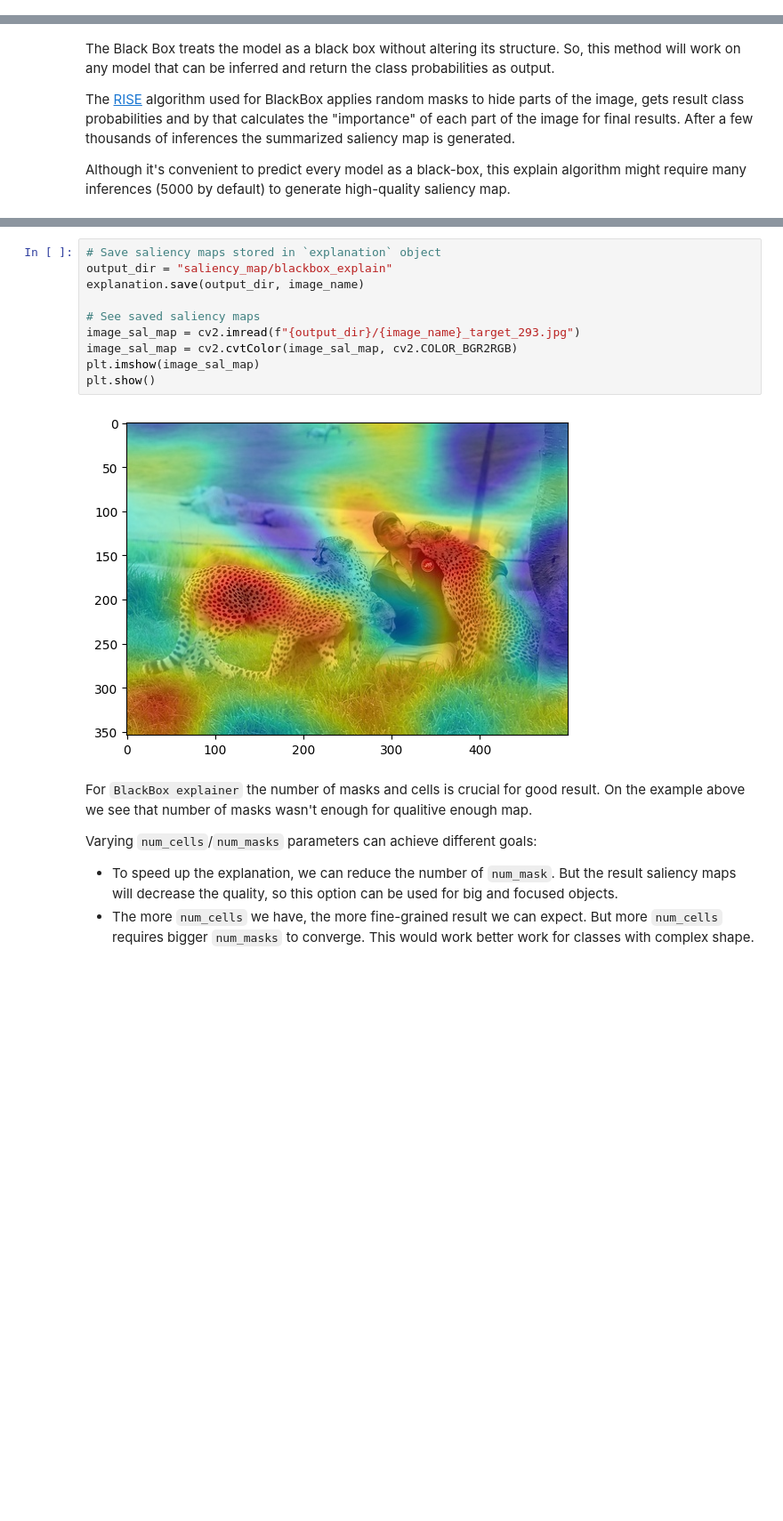
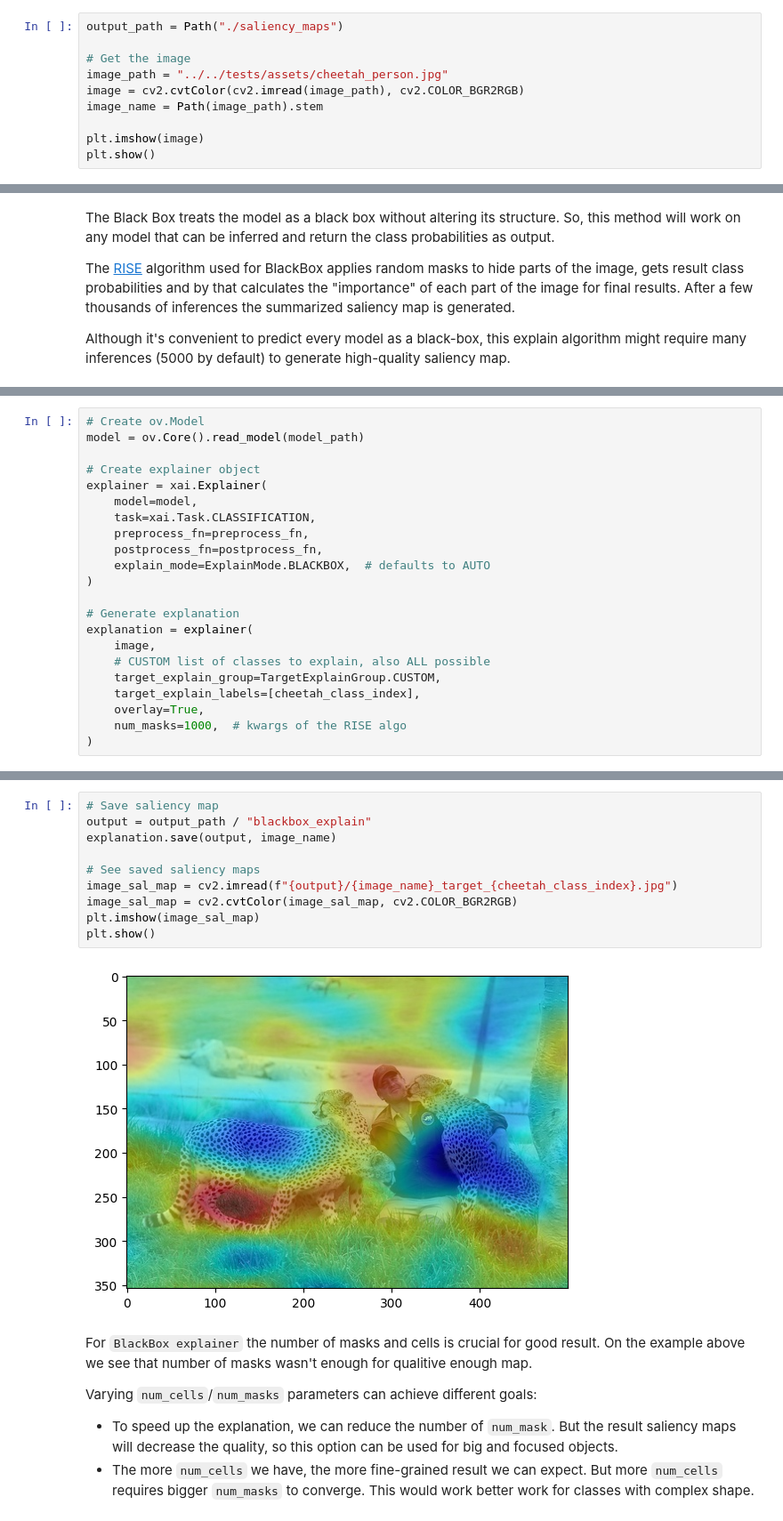
Before and after one commit to openvinotoolkit/openvino_xai, a Jupyter notebook: notebooks/xai_classification/xai_classification.ipynb, the cells around one changed output, grey strips where cells are left out. Shown at 89% size. Drawn from its saved outputs; the diff is of its cells as text; blank space fills up the shorter version.

```diff
--- a/notebooks/xai_classification/xai_classification.ipynb
+++ b/notebooks/xai_classification/xai_classification.ipynb
@@ -363,0 +106,10 @@ plt.show()
+# %%
+output_path = Path("./saliency_maps")
+
+# Get the image
+image_path = "../../tests/assets/cheetah_person.jpg"
+image = cv2.cvtColor(cv2.imread(image_path), cv2.COLOR_BGR2RGB)
+image_name = Path(image_path).stem
+
+plt.imshow(image)
+plt.show()
@@ -407,0 +345,22 @@ Saliency map size: (354, 500, 3)
+# %%
+# Create ov.Model
+model = ov.Core().read_model(model_path)
+
+# Create explainer object
+explainer = xai.Explainer(
+    model=model,
+    task=xai.Task.CLASSIFICATION,
+    preprocess_fn=preprocess_fn,
+    postprocess_fn=postprocess_fn,
+    explain_mode=ExplainMode.BLACKBOX,  # defaults to AUTO
+)
+
+# Generate explanation
+explanation = explainer(
+    image,
+    # CUSTOM list of classes to explain, also ALL possible
+    target_explain_group=TargetExplainGroup.CUSTOM,
+    target_explain_labels=[cheetah_class_index],
+    overlay=True,
+    num_masks=1000,  # kwargs of the RISE algo
+)
@@ -408,15 +369,15 @@ Saliency map size: (354, 500, 3)
 # %%
-# Save saliency maps stored in `explanation` object
-output_dir = "saliency_map/blackbox_explain"
-explanation.save(output_dir, image_name)
+# Save saliency map
+output = output_path / "blackbox_explain"
+explanation.save(output, image_name)
 
 # See saved saliency maps
-image_sal_map = cv2.imread(f"{output_dir}/{image_name}_target_293.jpg")
+image_sal_map = cv2.imread(f"{output}/{image_name}_target_{cheetah_class_index}.jpg")
 image_sal_map = cv2.cvtColor(image_sal_map, cv2.COLOR_BGR2RGB)
 plt.imshow(image_sal_map)
 plt.show()
 # %% [output]
-[figure, old version]
+[figure, new version]
 # %% [markdown]
 For `BlackBox explainer` the number of masks and cells is crucial for good result. On the example above we see that number of masks wasn't enough for qualitive enough map.
 
```
Also changed, not shown: parts of 88 cells of this notebook, 3 other files.
